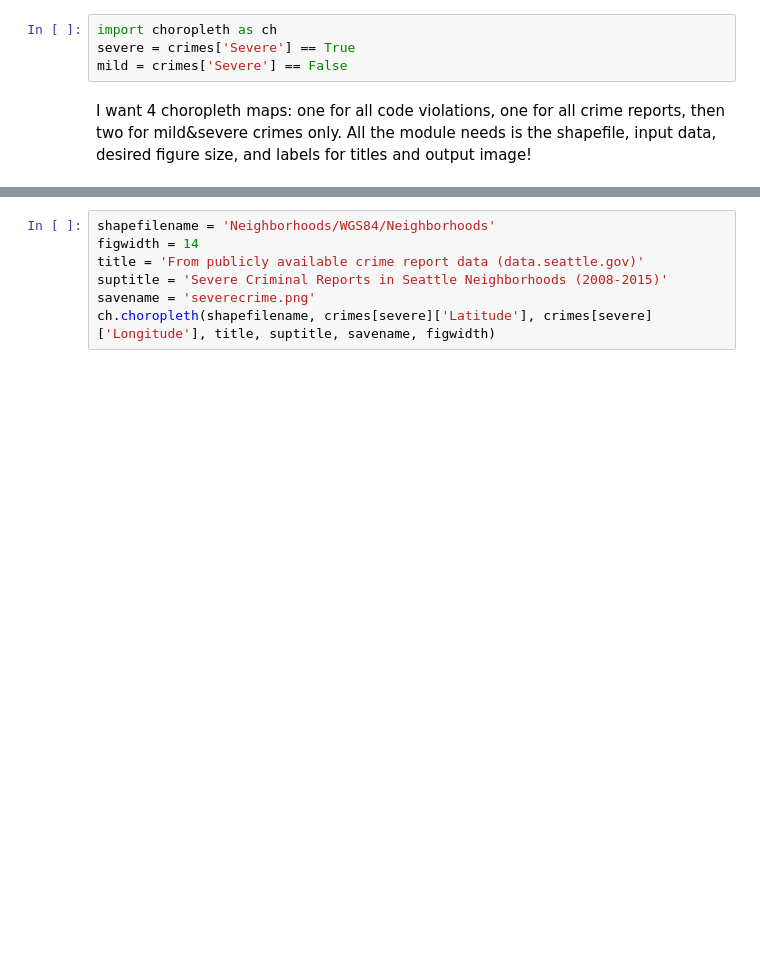
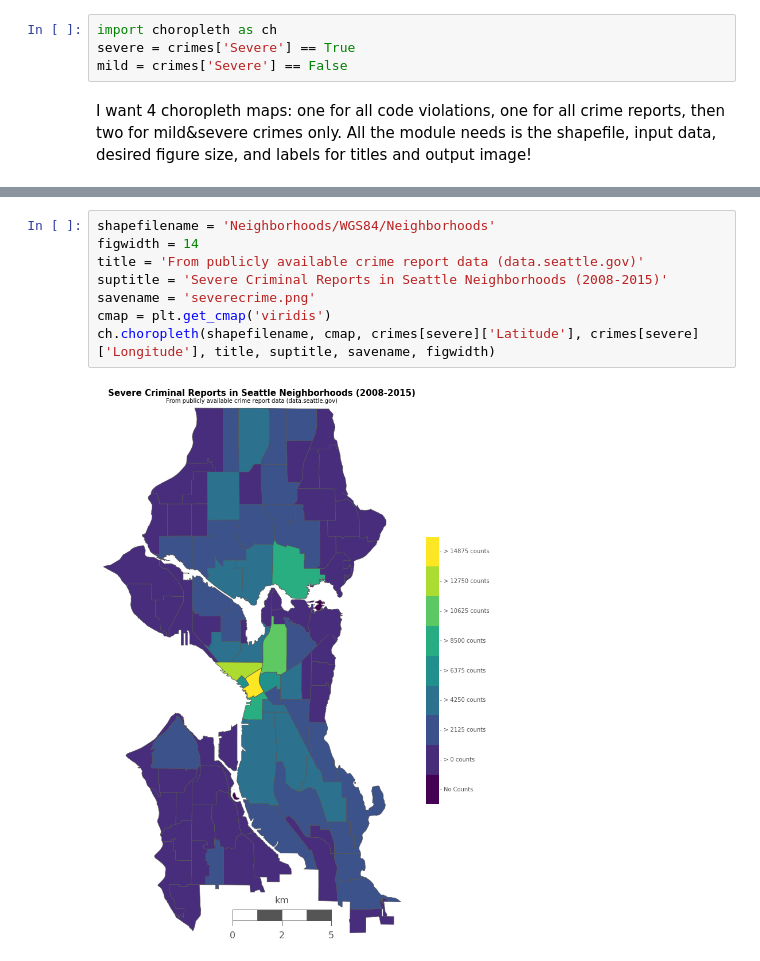
Before and after one commit to RaySSharma/crime-activity-seattle, a Jupyter notebook: CrimeActivitySeattle.ipynb, the cells around one changed output, grey strips where cells are left out. Saved outputs shown, nothing was run; the diff lists cells and outputs as text; blank space fills up the shorter version.

```diff
--- a/CrimeActivitySeattle.ipynb
+++ b/CrimeActivitySeattle.ipynb
@@ -228,10 +230,13 @@ AttributeError: module 'choropleth' has no attribute 'choropleth'
 # %%
 shapefilename = 'Neighborhoods/WGS84/Neighborhoods'
 figwidth = 14
 title = 'From publicly available crime report data (data.seattle.gov)'
 suptitle = 'Severe Criminal Reports in Seattle Neighborhoods (2008-2015)'
 savename = 'severecrime.png'
-ch.choropleth(shapefilename, crimes[severe]['Latitude'], crimes[severe]['Longitude'], title, suptitle, savename, figwidth)
+cmap = plt.get_cmap('viridis')
+ch.choropleth(shapefilename, cmap, crimes[severe]['Latitude'], crimes[severe]['Longitude'], title, suptitle, savename, figwidth)
+# %% [output]
+[figure, added]
 # %%
 shapefilename = 'Neighborhoods/WGS84/Neighborhoods'
 figwidth = 14
```
Also changed, not shown: parts of 4 cells of this notebook, 4 other files.
